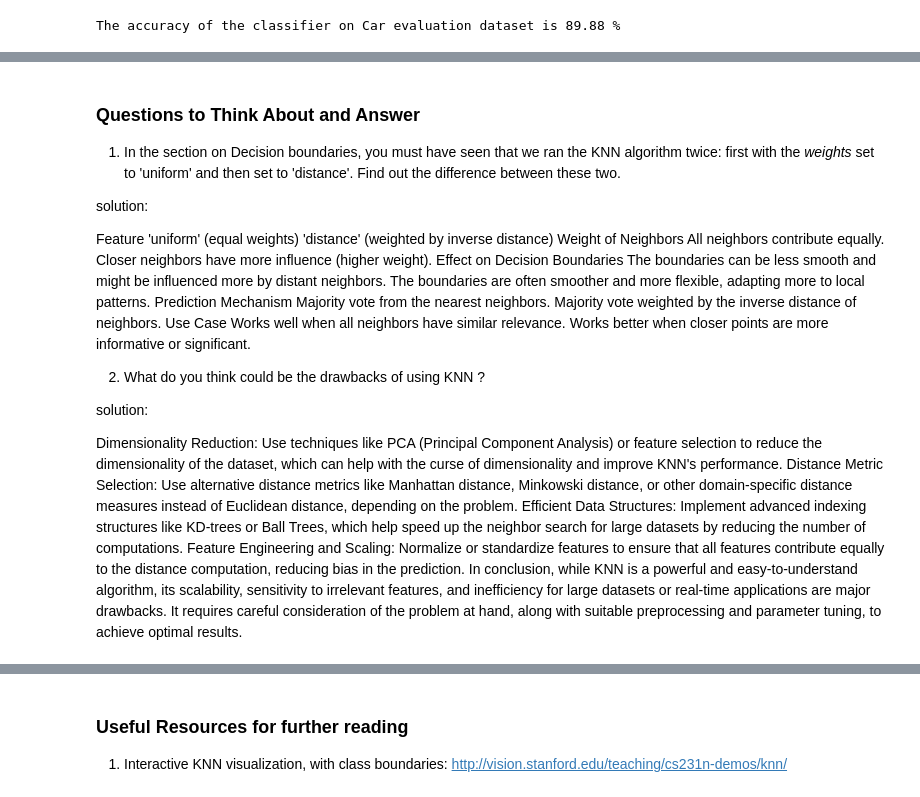
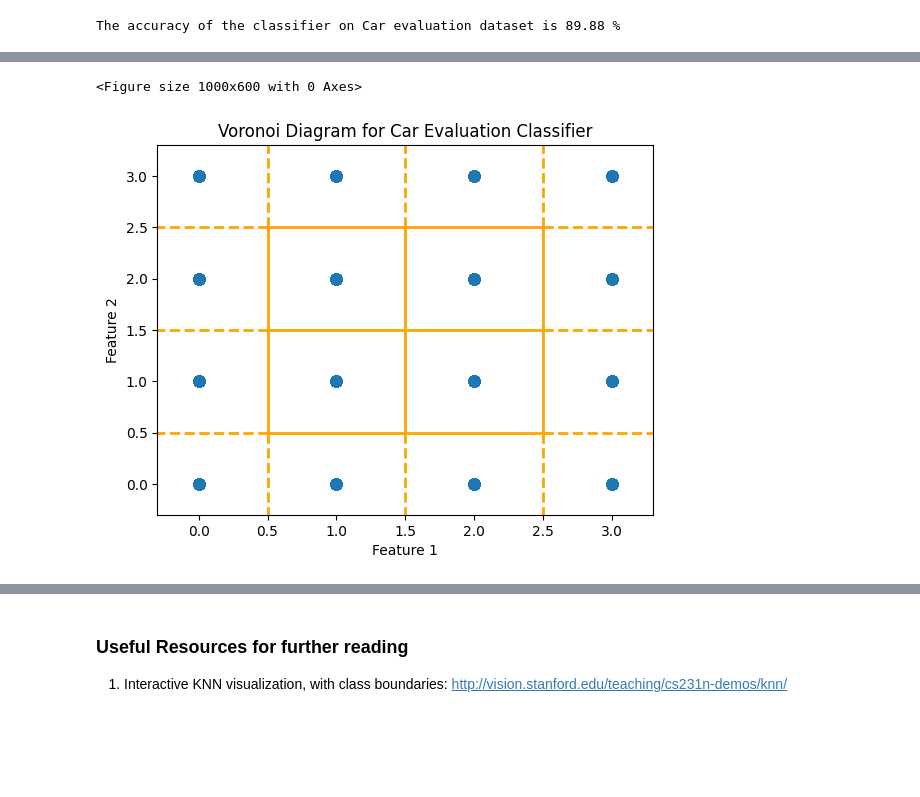
Before and after one commit to AbubakarSiddiqimohammed2005/Another-copy-of-AIML---Module-01-Lab-01-Features.ipynb, a Jupyter notebook: AIML_Module_3_Lab_2_Implementing_KNN_from_scratch_and_visualize_Algorithm_performance.ipynb, the cells around one changed output, grey strips where cells are left out. Saved outputs shown, nothing was run; the diff lists cells and outputs as text; code cells hidden in the pictures; blank space fills up the shorter version.

```diff
--- a/AIML_Module_3_Lab_2_Implementing_KNN_from_scratch_and_visualize_Algorithm_performance.ipynb
+++ b/AIML_Module_3_Lab_2_Implementing_KNN_from_scratch_and_visualize_Algorithm_performance.ipynb
@@ -881,22 +588,30 @@ plt.show()
-# %% [markdown]
-### Questions to Think About and Answer
-1. In the section on Decision boundaries, you must have seen that we ran the KNN algorithm twice: first with the _weights_ set to 'uniform' and then set to 'distance'. Find out the difference between these two.
-
-solution:
-
-Feature	'uniform' (equal weights)	'distance' (weighted by inverse distance)
-Weight of Neighbors	All neighbors contribute equally.	Closer neighbors have more influence (higher weight).
-Effect on Decision Boundaries	The boundaries can be less smooth and might be influenced more by distant neighbors.	The boundaries are often smoother and more flexible, adapting more to local patterns.
-Prediction Mechanism	Majority vote from the nearest neighbors.	Majority vote weighted by the inverse distance of neighbors.
-Use Case	Works well when all neighbors have similar relevance.	Works better when closer points are more informative or significant.
-
-
-2. What do you think could be the drawbacks of using KNN ?
-
-solution:
-
-Dimensionality Reduction: Use techniques like PCA (Principal Component Analysis) or feature selection to reduce the dimensionality of the dataset, which can help with the curse of dimensionality and improve KNN's performance.
-Distance Metric Selection: Use alternative distance metrics like Manhattan distance, Minkowski distance, or other domain-specific distance measures instead of Euclidean distance, depending on the problem.
-Efficient Data Structures: Implement advanced indexing structures like KD-trees or Ball Trees, which help speed up the neighbor search for large datasets by reducing the number of computations.
-Feature Engineering and Scaling: Normalize or standardize features to ensure that all features contribute equally to the distance computation, reducing bias in the prediction.
-In conclusion, while KNN is a powerful and easy-to-understand algorithm, its scalability, sensitivity to irrelevant features, and inefficiency for large datasets or real-time applications are major drawbacks. It requires careful consideration of the problem at hand, along with suitable preprocessing and parameter tuning, to achieve optimal results.
+# %%
+import numpy as np
+import matplotlib.pyplot as plt
+from scipy.spatial import Voronoi, voronoi_plot_2d
+
+# Use two features for visualization
+X_train_2D = X_train.iloc[:, :2]
+y_train_2D = y_train
+
+# Fit the classifier
+clf_2D = DecisionTreeClassifier(random_state=42)
+clf_2D.fit(X_train_2D, y_train_2D)
+
+# Create Voronoi points based on the training data
+points = X_train_2D.values
+vor = Voronoi(points)
+
+# Plot the Voronoi diagram
+plt.figure(figsize=(10, 6))
+voronoi_plot_2d(vor, show_vertices=False, line_colors='orange', line_width=2, point_size=15)
+
+# Overlay the training points with their labels
+plt.scatter(points[:, 0], points[:, 1], c=y_train_2D, cmap='viridis', edgecolor='k')
+plt.xlabel('Feature 1')
+plt.ylabel('Feature 2')
+plt.title('Voronoi Diagram for Car Evaluation Classifier')
+plt.show()
+# %% [output]
+<Figure size 1000x600 with 0 Axes>
+[figure, added]
```
Also changed, not shown: parts of 19 cells of this notebook.
